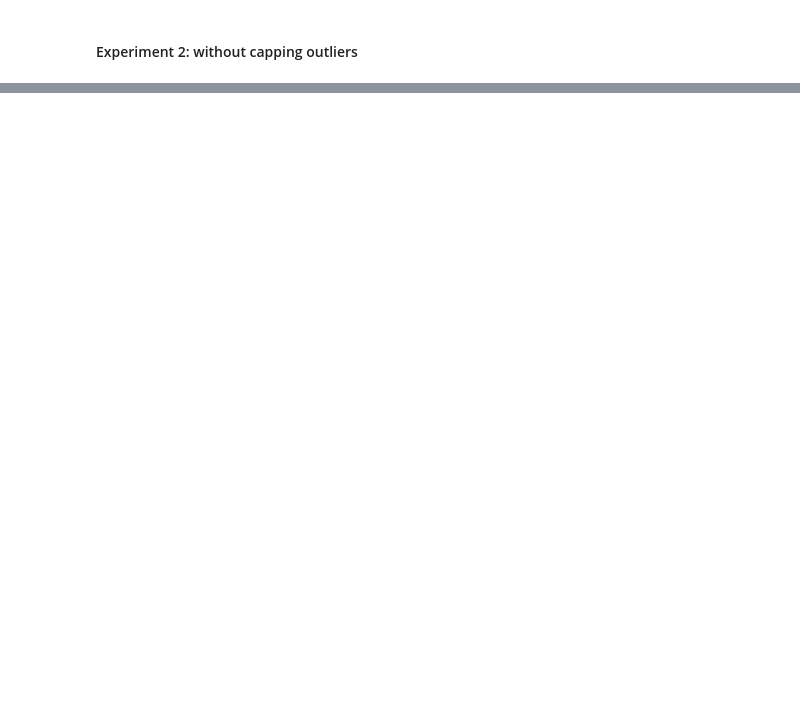
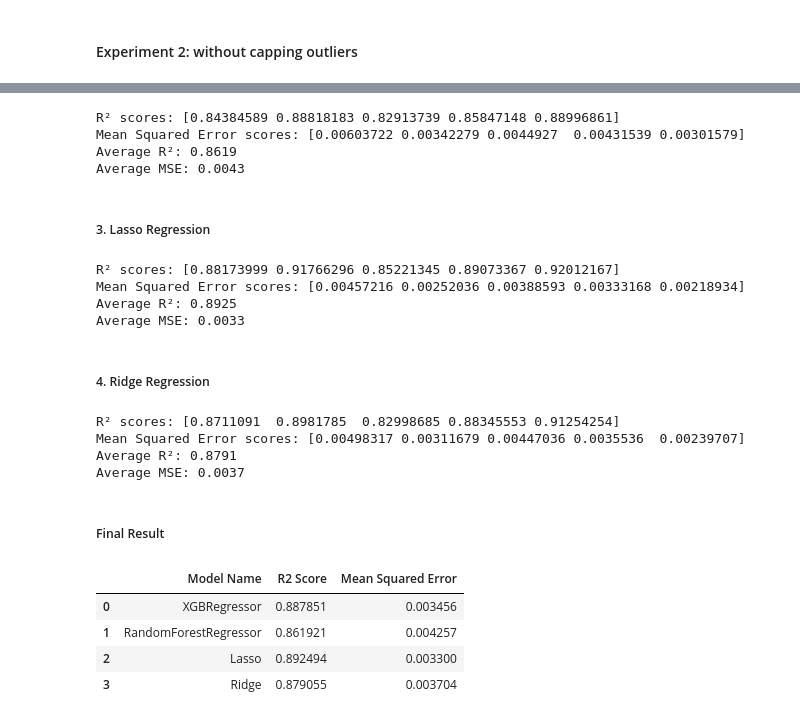
Before and after one commit to catherinehelenna/Predict-House-Price, a Jupyter notebook: code_for_eda_modeling.ipynb, the cells around one changed output, grey strips where cells are left out. Saved outputs shown, nothing was run; the diff lists cells and outputs as text; code cells hidden in the pictures; blank space fills up the shorter version.

```diff
--- a/code_for_eda_modeling.ipynb
+++ b/code_for_eda_modeling.ipynb
@@ -1106,0 +1408,5 @@ print("R-squared (R2):", r2)
+# %%
+# call model
+capped_xg_boost_pipeline = capped_pipeline(winsorizer,capped_preprocessor_steps,xg_boost_model)
+
+capped_xg_boost_result = evaluate_model(capped_xg_boost_pipeline, X_train_log_modified, y_train_log, cv=5)
@@ -1106,0 +1420,44 @@ print("R-squared (R2):", r2)
+# %%
+# call model
+capped_rf_pipeline = capped_pipeline(winsorizer,capped_preprocessor_steps,rf_model)
+capped_rf_result = evaluate_model(capped_rf_pipeline, X_train_log_modified, y_train_log, cv=5)
+# %% [output]
+R² scores: [0.84384589 0.88818183 0.82913739 0.85847148 0.88996861]
+Mean Squared Error scores: [0.00603722 0.00342279 0.0044927  0.00431539 0.00301579]
+Average R²: 0.8619
+Average MSE: 0.0043
+# %% [markdown]
+##### 3. Lasso Regression
+# %%
+# call model
+capped_lasso_pipeline = capped_pipeline(winsorizer,capped_preprocessor_steps,lasso_model)
+capped_lasso_result = evaluate_model(capped_lasso_pipeline, X_train_log_modified, y_train_log, cv=5)
+# %% [output]
+R² scores: [0.88173999 0.91766296 0.85221345 0.89073367 0.92012167]
+Mean Squared Error scores: [0.00457216 0.00252036 0.00388593 0.00333168 0.00218934]
+Average R²: 0.8925
+Average MSE: 0.0033
+# %% [markdown]
+##### 4. Ridge Regression
+# %%
+# call model
+capped_ridge_pipeline = capped_pipeline(winsorizer,capped_preprocessor_steps,ridge_model)
+capped_ridge_result = evaluate_model(capped_ridge_pipeline, X_train_log_modified, y_train_log, cv=5)
+# %% [output]
+R² scores: [0.8711091  0.8981785  0.82998685 0.88345553 0.91254254]
+Mean Squared Error scores: [0.00498317 0.00311679 0.00447036 0.0035536  0.00239707]
+Average R²: 0.8791
+Average MSE: 0.0037
+# %% [markdown]
+##### Final Result
+# %%
+# experiment result
+exp3_list = [capped_xg_boost_result,capped_rf_result,capped_lasso_result,capped_ridge_result]
+exp3_df = pd.DataFrame(exp3_list)
+exp3_df
+# %% [output]
+|  | Model Name | R2 Score | Mean Squared Error |
+| 0 | XGBRegressor | 0.887851 | 0.003456 |
+| 1 | RandomForestRegressor | 0.861921 | 0.004257 |
+| 2 | Lasso | 0.892494 | 0.003300 |
+| 3 | Ridge | 0.879055 | 0.003704 |
```
Also changed, not shown: parts of 45 cells of this notebook.
